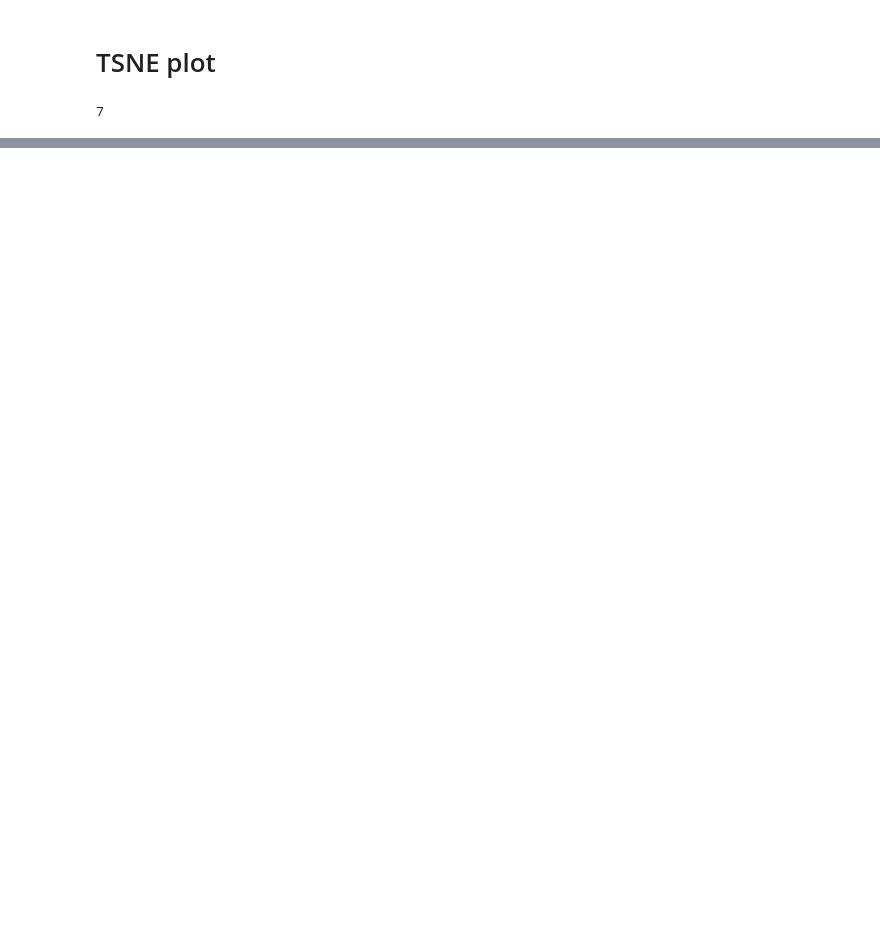
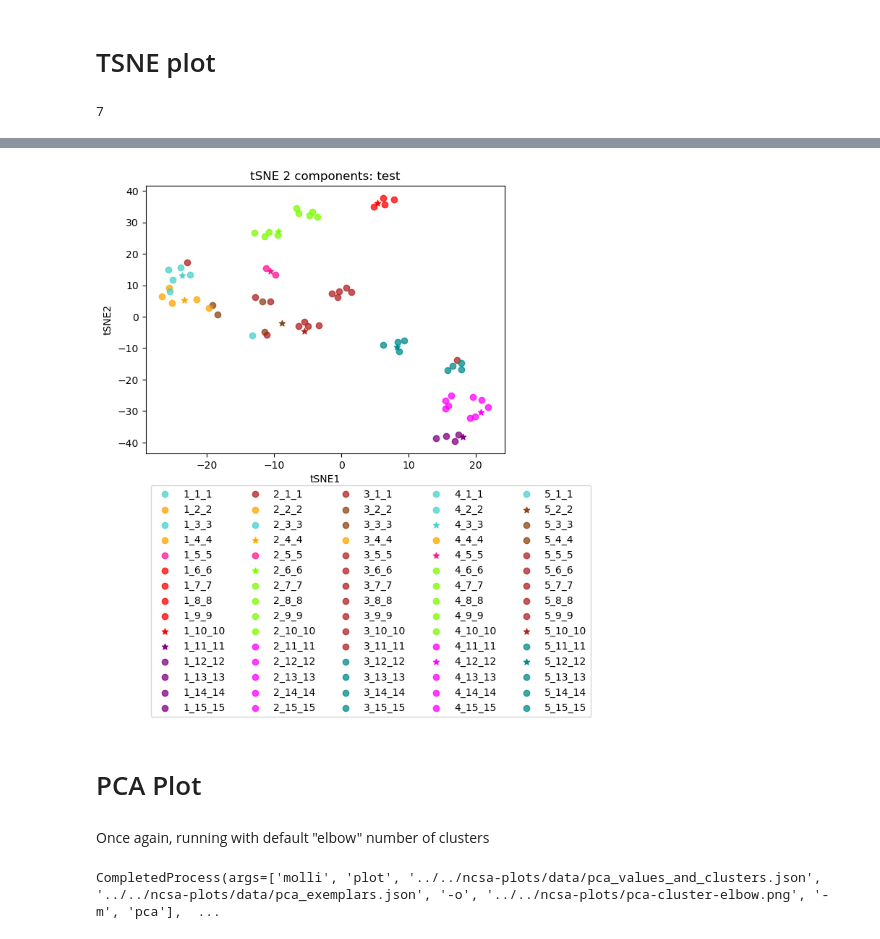
Before and after one commit to SEDenmarkLab/molli, a Jupyter notebook: ncsa-testing/data-viz.ipynb, the cells around one changed output, grey strips where cells are left out. Cells and saved outputs as stored; diff of their text form; code cells hidden in the pictures; blank space fills up the shorter version.

```diff
--- a/ncsa-testing/data-viz.ipynb
+++ b/ncsa-testing/data-viz.ipynb
@@ -30,0 +53,23 @@ NOT COMPLETE, WILL FIX TOMORROW MORNING (6/16)
+# %%
+display.Image('../../ncsa-plots/tsne-cluster-10.png')
+# %% [output]
+[figure, added]
+# %% [markdown]
+# PCA Plot
+# %% [markdown]
+Once again, running with default "elbow" number of clusters
+# %%
+subprocess.run(
+    [
+        'molli',
+        'plot',
+        '../../ncsa-plots/data/pca_values_and_clusters.json',
+        '../../ncsa-plots/data/pca_exemplars.json',
+        '-o',
+        '../../ncsa-plots/pca-cluster-elbow.png',
+        '-m',
+        'pca'
+    ]
+)
+# %% [output]
+CompletedProcess(args=['molli', 'plot', '../../ncsa-plots/data/pca_values_and_clusters.json', '../../ncsa-plots/data/pca_exemplars.json', '-o', '../../ncsa-plots/pca-cluster-elbow.png', '-m', 'pca'],  ...
```
Also changed, not shown: parts of 11 cells of this notebook, 3 other files.
